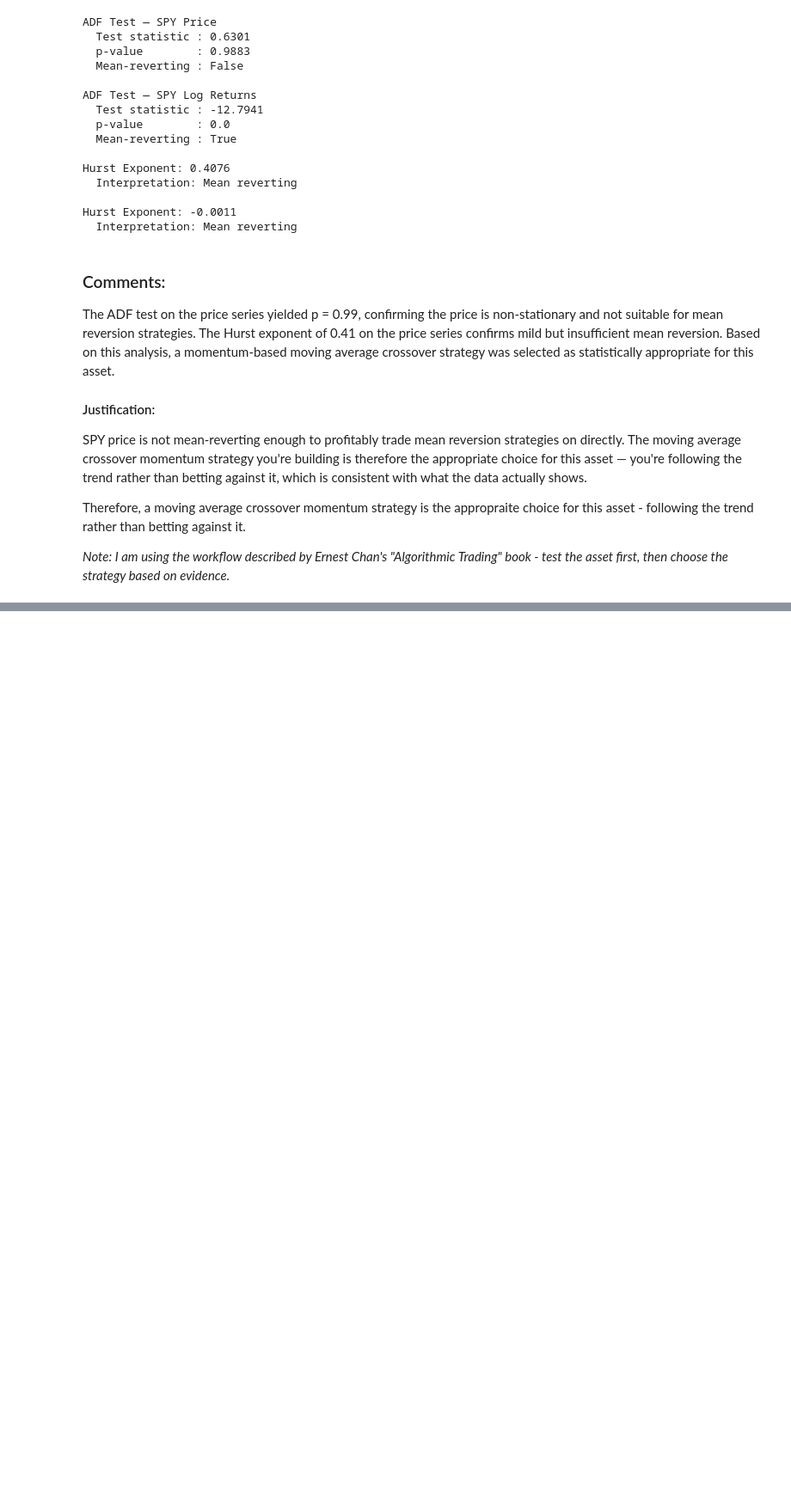
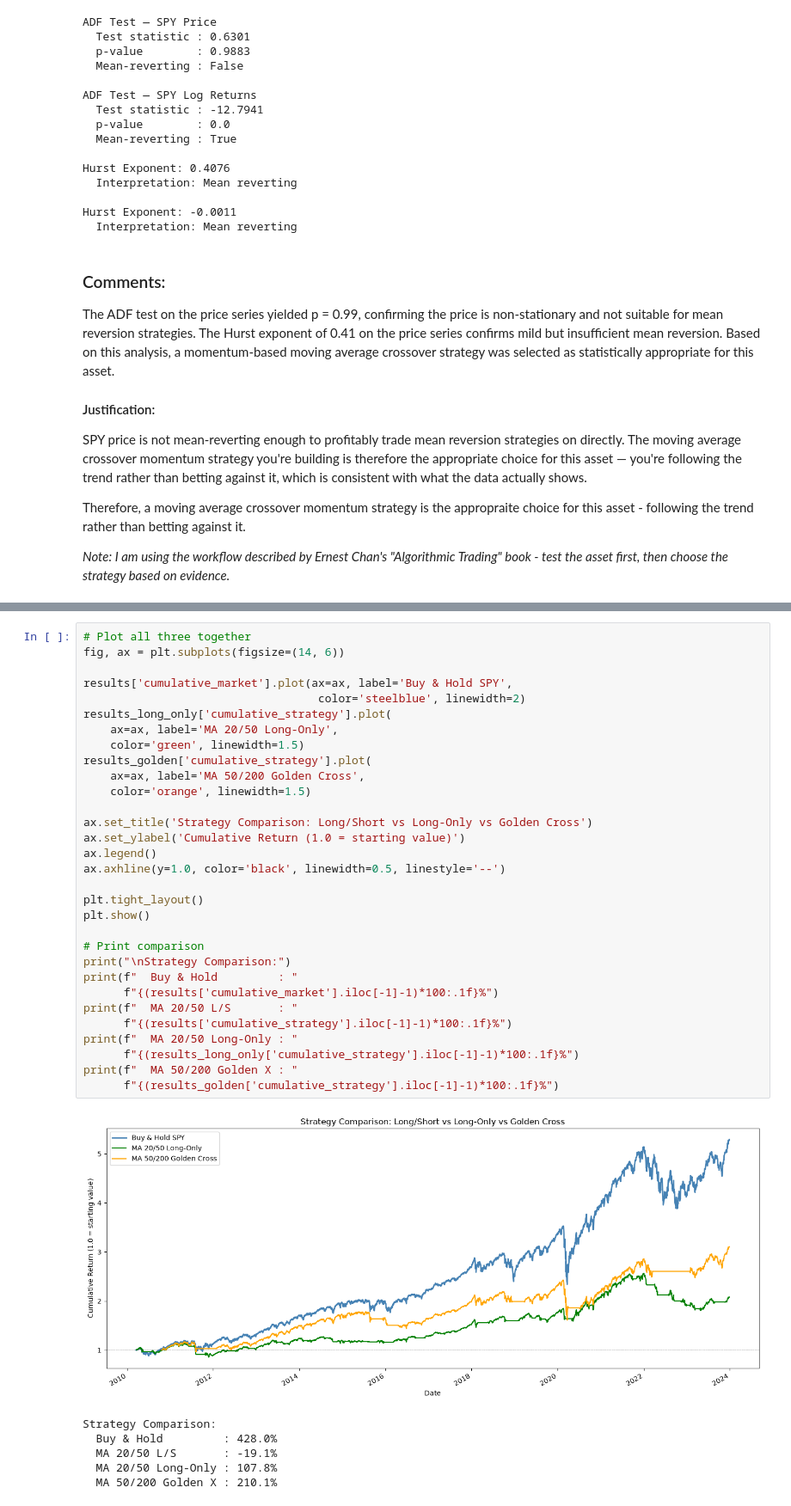
Before and after one commit to vdiyasena/quant-backtester, a Jupyter notebook: notebooks/exploration.ipynb, the cells around one changed output, grey strips where cells are left out. Shown at 86% size. Saved outputs shown, nothing was run; the diff lists cells and outputs as text; blank space fills up the shorter version.

```diff
--- a/notebooks/exploration.ipynb
+++ b/notebooks/exploration.ipynb
@@ -202,0 +318,38 @@ Signal Distribution:
+# %%
+# Plot all three together
+fig, ax = plt.subplots(figsize=(14, 6))
+
+results['cumulative_market'].plot(ax=ax, label='Buy & Hold SPY',
+                                   color='steelblue', linewidth=2)
+results_long_only['cumulative_strategy'].plot(
+    ax=ax, label='MA 20/50 Long-Only',
+    color='green', linewidth=1.5)
+results_golden['cumulative_strategy'].plot(
+    ax=ax, label='MA 50/200 Golden Cross',
+    color='orange', linewidth=1.5)
+
+ax.set_title('Strategy Comparison: Long/Short vs Long-Only vs Golden Cross')
+ax.set_ylabel('Cumulative Return (1.0 = starting value)')
+ax.legend()
+ax.axhline(y=1.0, color='black', linewidth=0.5, linestyle='--')
+
+plt.tight_layout()
+plt.show()
+
+# Print comparison
+print("\nStrategy Comparison:")
+print(f"  Buy & Hold         : "
+      f"{(results['cumulative_market'].iloc[-1]-1)*100:.1f}%")
+print(f"  MA 20/50 L/S       : "
+      f"{(results['cumulative_strategy'].iloc[-1]-1)*100:.1f}%")
+print(f"  MA 20/50 Long-Only : "
+      f"{(results_long_only['cumulative_strategy'].iloc[-1]-1)*100:.1f}%")
+print(f"  MA 50/200 Golden X : "
+      f"{(results_golden['cumulative_strategy'].iloc[-1]-1)*100:.1f}%")
+# %% [output]
+[figure, added]
+Strategy Comparison:
+  Buy & Hold         : 428.0%
+  MA 20/50 L/S       : -19.1%
+  MA 20/50 Long-Only : 107.8%
+  MA 50/200 Golden X : 210.1%
```
Also changed, not shown: parts of 10 cells of this notebook, 3 other files.
